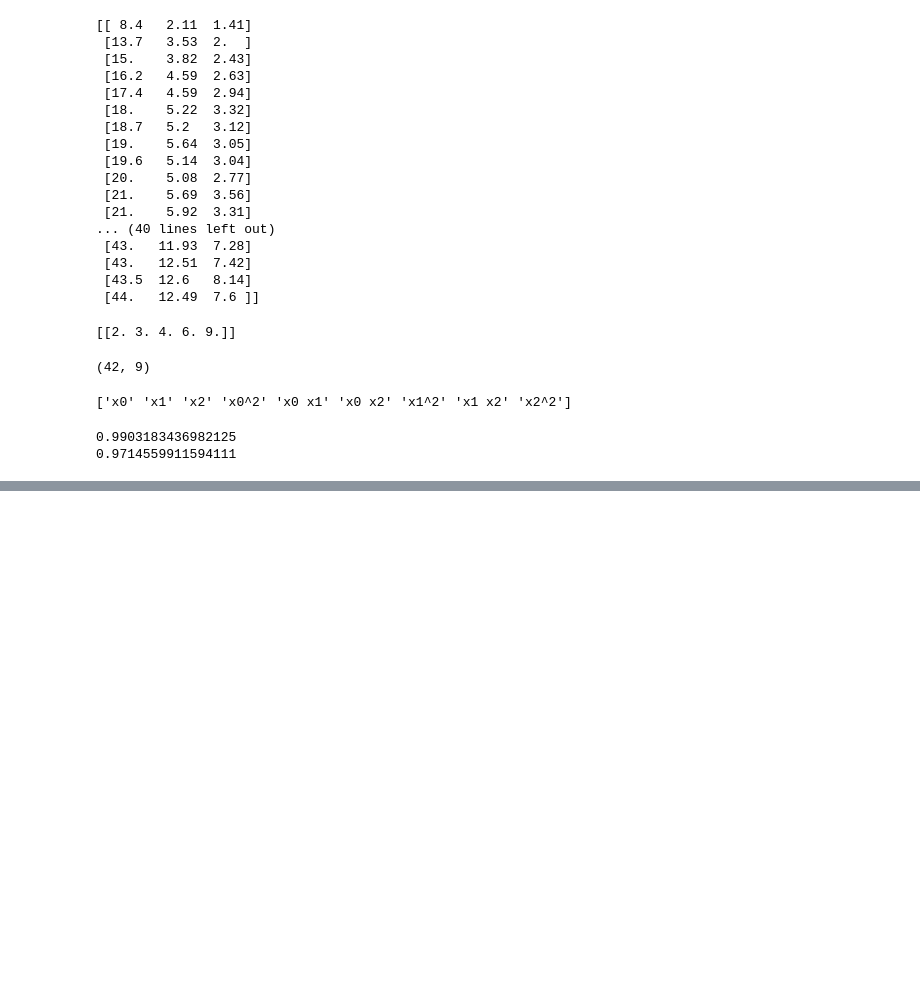
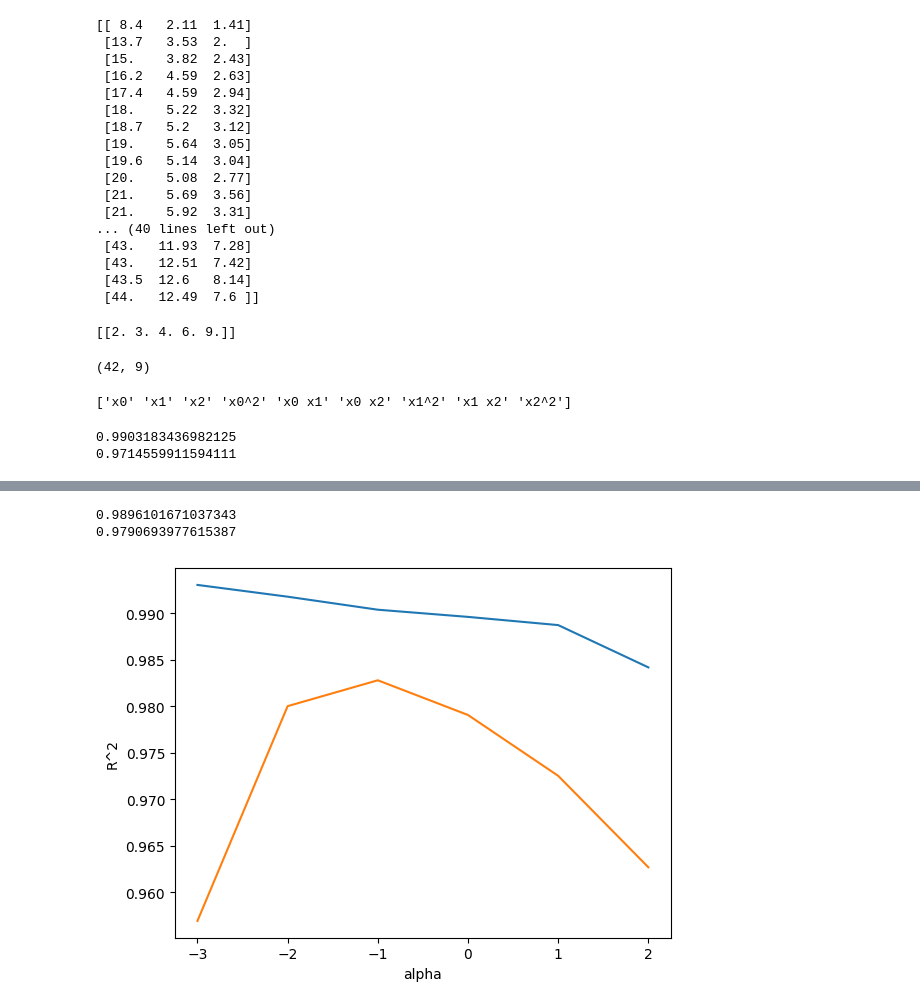
Before and after one commit to alswns6327/ai_learning, a Jupyter notebook: LinearRegression2.ipynb, the cells around one changed output, grey strips where cells are left out. Cells and saved outputs as stored; diff of their text form; code cells hidden in the pictures; blank space fills up the shorter version.

Commit message:
sklearn.linear_model LinearRegression2 Ridge

```diff
--- a/LinearRegression2.ipynb
+++ b/LinearRegression2.ipynb
@@ -74,3 +74,9 @@ print(lr.score(test_poly, test_target))
 # %% [output]
 0.9903183436982125
 0.9714559911594111
+# %%
+poly = PolynomialFeatures(degree=5, include_bias=False) # degree를 사용하여 고차항 지정 가능
+poly.fit(train_input)
+train_poly = poly.transform(train_input)
+test_poly = poly.transform(test_input)
+print(train_poly.shape)
@@ -76,0 +85,5 @@ print(lr.score(test_poly, test_target))
+# %%
+# 특성의 개수를 과도하게 늘린 결과 훈련 세트에 과대적합되는 상황
+lr.fit(train_poly, train_target)
+print(lr.score(train_poly, train_target))
+print(lr.score(test_poly, test_target))
@@ -76,0 +93,8 @@ print(lr.score(test_poly, test_target))
+# %%
+# 규제 - 머신러닝 모델이 훈련 세트에 과도하게 학습되지 못하도록 하는 것으로 선형 회귀의 경우 계수(기울기)의 크기를 줄이는 방식으로 규제를 한다.
+# 규제를 가하기 전에 특성의 스케일을 맞추지 않으면 각각의 규제에 적용할 계수의 값이 다르게 되어 공정하게 규제를 가할 수 없으므로 각 특성들의 스케일을 맞춰주는 StrandardScaler 변환기를 사용한다.
+from sklearn.preprocessing import StandardScaler
+ss = StandardScaler()
+ss.fit(train_poly)
+train_scaled = ss.transform(train_poly)
+test_scaled = ss.transform(test_poly)
@@ -76,0 +125,10 @@ print(lr.score(test_poly, test_target))
+# %%
+# 릿지
+from sklearn.linear_model import Ridge
+ridge = Ridge()
+ridge.fit(train_scaled, train_target)
+print(ridge.score(train_scaled, train_target))
+print(ridge.score(test_scaled, test_target))
+# %% [output]
+0.9896101671037343
+0.9790693977615387
@@ -76,0 +139,20 @@ print(lr.score(test_poly, test_target))
+# %%
+# 최적의 alpha값을 찾기 위해서는 R2 값 그래프를 그려보는 것이 가장 좋으며 훈련 세트와 테스트 세트가 가장 가까운 지점이 최적의 alpha값이 된다.
+import matplotlib.pyplot as plt
+train_score = []
+test_score = []
+alpha_list = [0.001, 0.01, 0.1, 1, 10, 100]
+for alpha in alpha_list:
+  ridge = Ridge(alpha=alpha)
+  ridge.fit(train_scaled, train_target)
+  train_score.append(ridge.score(train_scaled, train_target))
+  test_score.append(ridge.score(test_scaled, test_target))
+
+# alpha값의 0.001 ~ 1사이의 값을 그대로 나타낼 경우 그래프의 폭이 너무 촘촘해지므로 log를 사용하여 지수로 표현
+plt.plot(np.log10(alpha_list), train_score)
+plt.plot(np.log10(alpha_list), test_score)
+plt.xlabel('alpha')
+plt.ylabel('R^2')
+plt.show()
+# %% [output]
+[figure, added]
```
Also changed, not shown: parts of 5 cells of this notebook.
